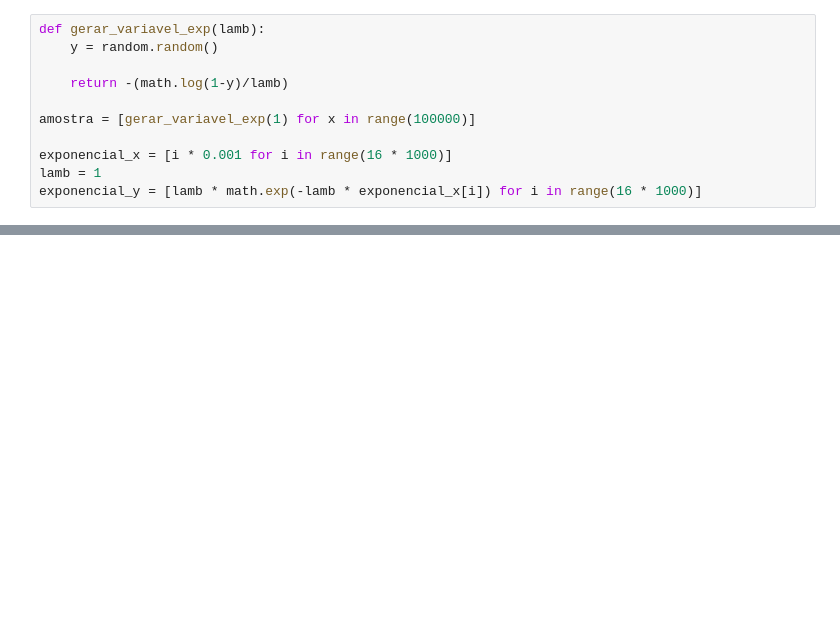
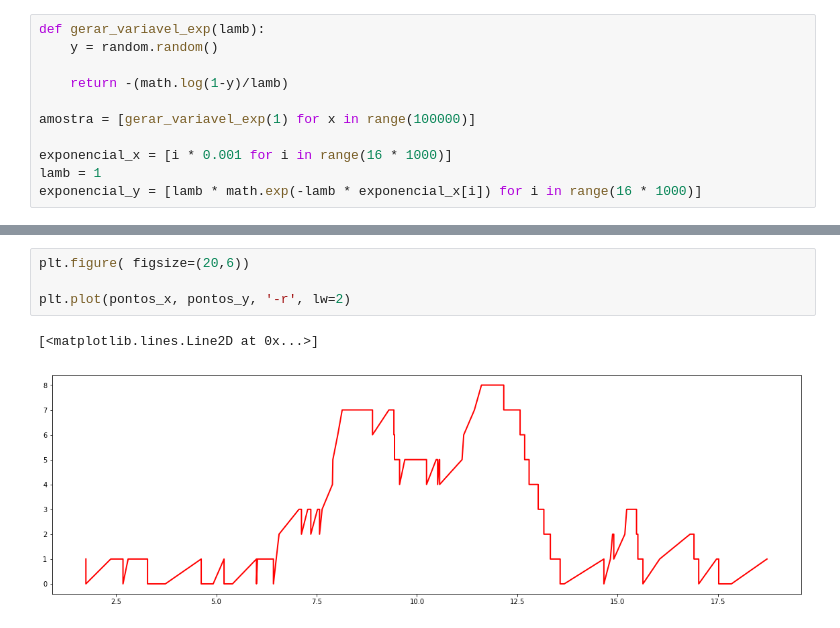
Before and after one commit to lucca30/simulacao-fila-mm1, a Jupyter notebook: Relatório.ipynb, the cells around one changed output, grey strips where cells are left out. Cells and saved outputs as stored; diff of their text form; blank space fills up the shorter version.

```diff
--- a/Relatório.ipynb
+++ b/Relatório.ipynb
@@ -25,0 +89,7 @@ plt.axis([0,10,0,1])
+# %%
+plt.figure( figsize=(20,6))
+
+plt.plot(pontos_x, pontos_y, '-r', lw=2)
+# %% [output]
+[<matplotlib.lines.Line2D at 0x...>]
+[figure, added]
```
Also changed, not shown: parts of 2 cells of this notebook.
